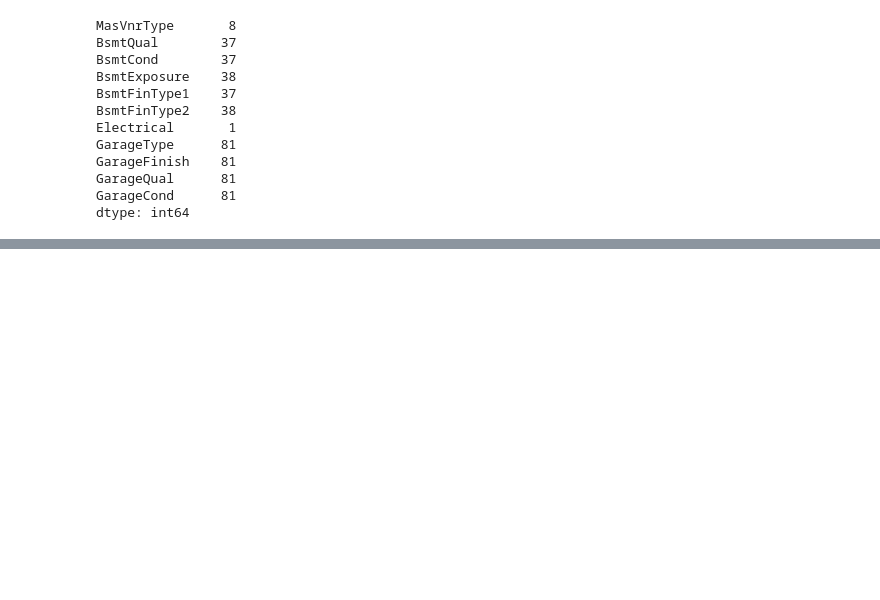
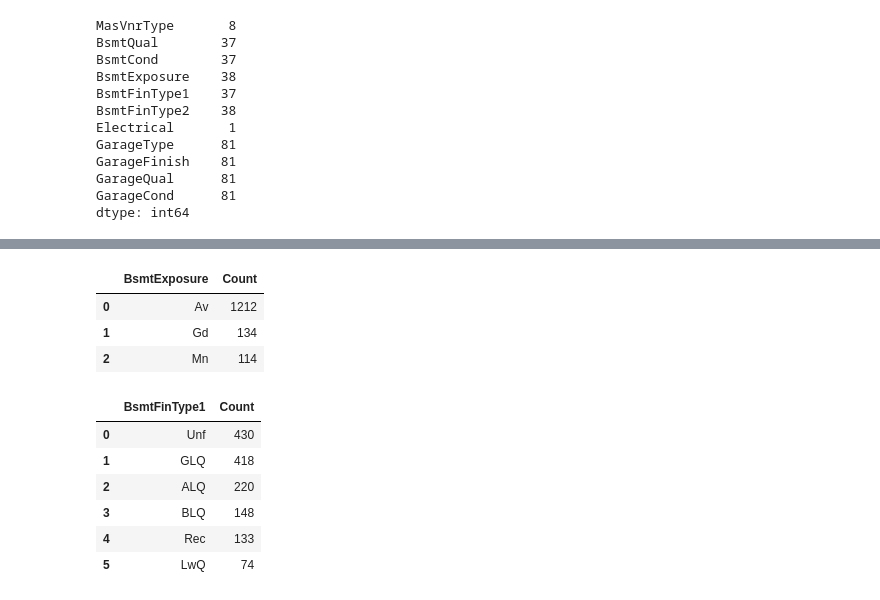
Before and after one commit to DinankSoni/ML_projects, a Jupyter notebook: House Prices Predict.ipynb, the cells around one changed output, grey strips where cells are left out. Drawn from its saved outputs; the diff is of its cells as text; code cells hidden in the pictures; blank space fills up the shorter version.

```diff
--- a/House Prices Predict.ipynb
+++ b/House Prices Predict.ipynb
@@ -162,0 +166,2 @@ Name: MasVnrType, dtype: object
+# %%
+df['MasVnrType'] = df['MasVnrType'].fillna('BrkFace').apply(lambda x: 'BrkFace' if x in 'None' else x)
@@ -162,0 +191,2 @@ Name: MasVnrType, dtype: object
+# %%
+df['BsmtQual'] = df['BsmtQual'].fillna('TA')
@@ -162,0 +217,2 @@ Name: MasVnrType, dtype: object
+# %%
+df['BsmtCond'] = df['BsmtCond'].fillna('TA')
@@ -162,0 +243,27 @@ Name: MasVnrType, dtype: object
+# %%
+df['BsmtExposure'] = df['BsmtExposure'].fillna('Av').apply(lambda x: 'Av' if x in 'No' else x)
+# %%
+# Group the DataFrame by 'MasVnrType' and calculate the sum
+result = df['BsmtExposure'].value_counts().reset_index()
+result.columns = ['BsmtExposure', 'Count']
+# Print the result
+result
+# %% [output]
+|  | BsmtExposure | Count |
+| 0 | Av | 1212 |
+| 1 | Gd | 134 |
+| 2 | Mn | 114 |
+# %%
+# Group the DataFrame by 'MasVnrType' and calculate the sum
+result = df['BsmtFinType1'].value_counts().reset_index()
+result.columns = ['BsmtFinType1', 'Count']
+# Print the result
+result
+# %% [output]
+|  | BsmtFinType1 | Count |
+| 0 | Unf | 430 |
+| 1 | GLQ | 418 |
+| 2 | ALQ | 220 |
+| 3 | BLQ | 148 |
+| 4 | Rec | 133 |
+| 5 | LwQ | 74 |
```
Also changed, not shown: parts of 32 cells of this notebook.
